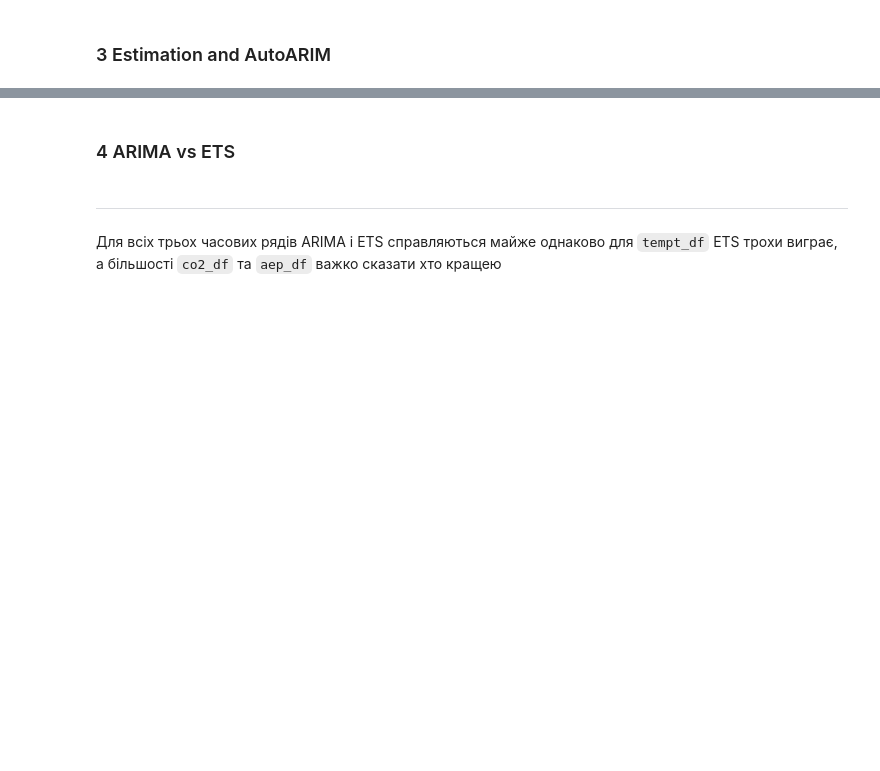
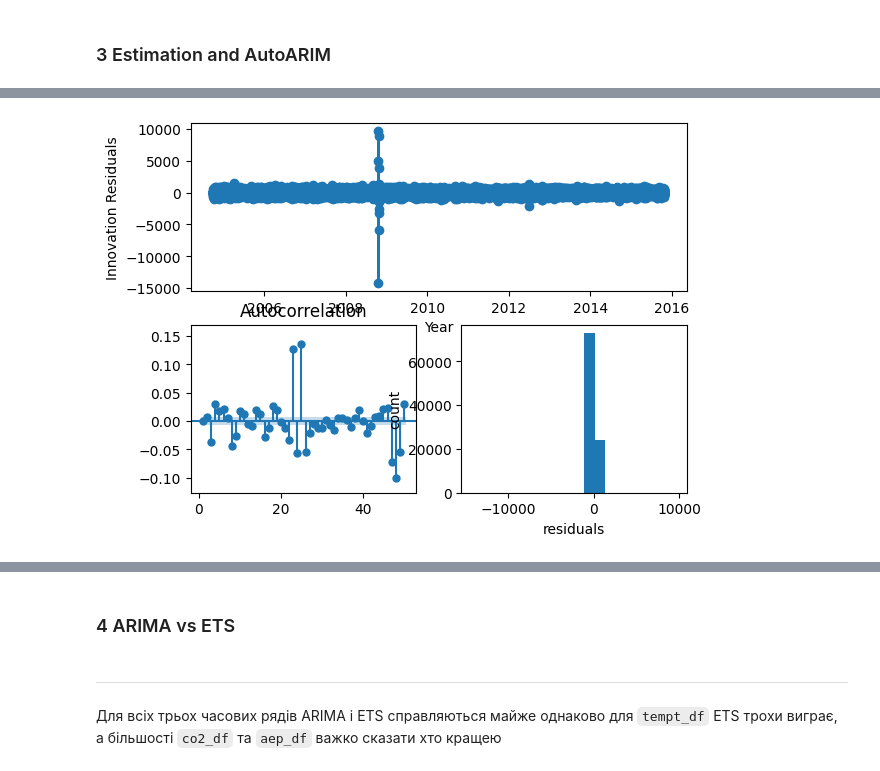
Before and after one commit to HannaHalka/Time-Series, a Jupyter notebook: Ass6/Assignment6.ipynb, the cells around one changed output, grey strips where cells are left out. Saved outputs shown, nothing was run; the diff lists cells and outputs as text; code cells hidden in the pictures; blank space fills up the shorter version.

```diff
--- a/Ass6/Assignment6.ipynb
+++ b/Ass6/Assignment6.ipynb
@@ -471,27 +452,29 @@ KeyboardInterrupt:
 # %%
 forecasts = sf.forecast(
   df=train[["ds", "y", "unique_id"]], h=len(val['y']), fitted=True, level=[80, 95]
 )
 fitted_values = sf.forecast_fitted_values()
 insample_forecasts = fitted_values["auto"]
 residuals = fitted_values["y"] - insample_forecasts
 
-fig = plt.figure(figsize=(12, 6))
+fig = plt.figure()
 gs = fig.add_gridspec(2, 2)
 ax1 = fig.add_subplot(gs[0, :])
 ax2 = fig.add_subplot(gs[1, 0])
 ax3 = fig.add_subplot(gs[1, 1])
 ax1.plot(train["ds"], residuals, marker="o")
 ax1.set_ylabel("Innovation Residuals")
 ax1.set_xlabel("Year")
 plot_acf(
   residuals, ax2, zero=False,
   bartlett_confint=False, auto_ylims=True
 )
 ax3.hist(residuals, bins=20)
 ax3.set_ylabel("count")
 ax3.set_xlabel("residuals")
 plt.show()
+# %% [output]
+[figure, added]
 # %%
 ljung_box = acorr_ljungbox(residuals, lags=[24], model_df=4)
 ljung_box
```
Also changed, not shown: parts of 10 cells of this notebook, 1 other file.
